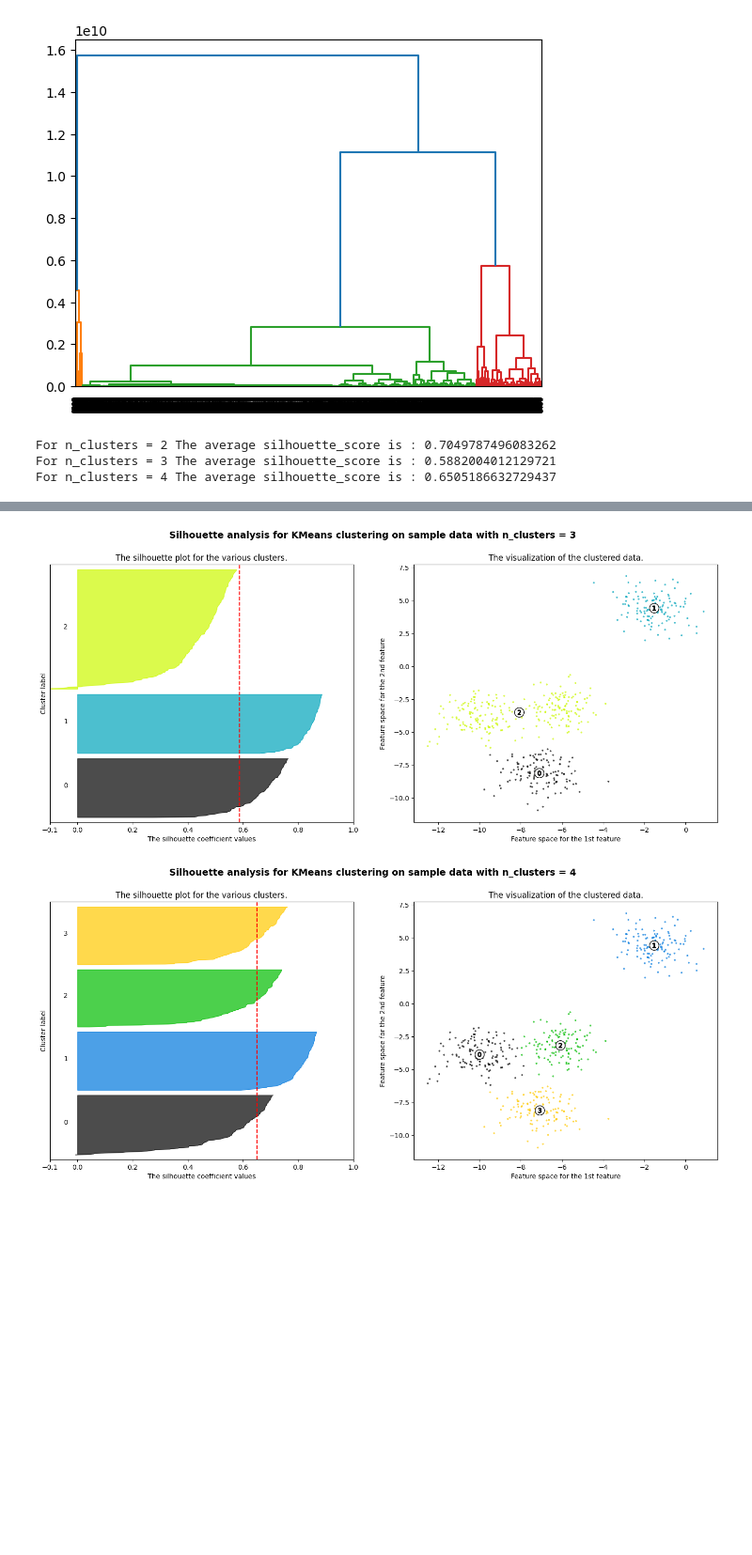
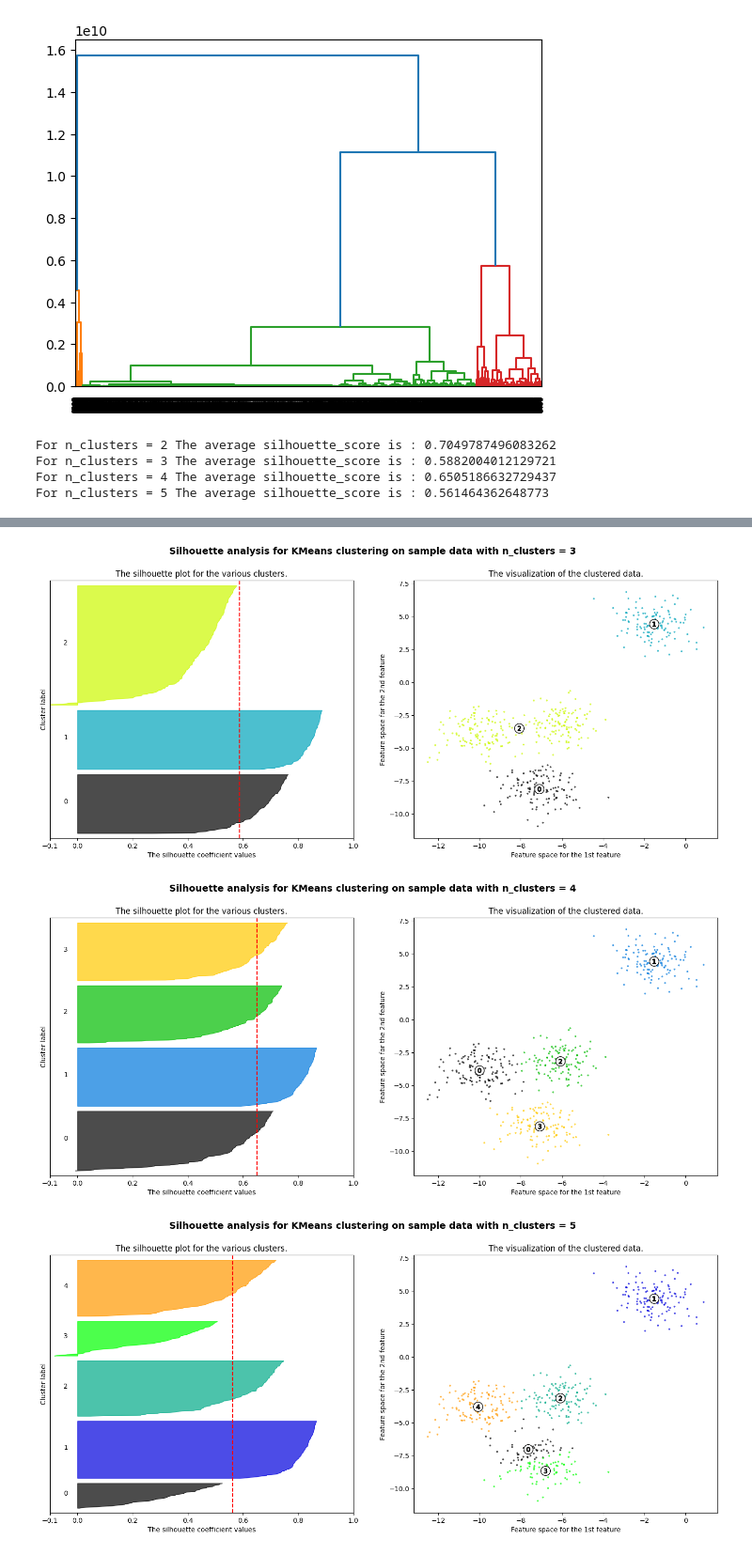
Before and after one commit to adrianrb469/md-lab2, a Jupyter notebook: lab2.ipynb, the cells around one changed output, grey strips where cells are left out. Shown: that part at 94% size. Drawn from its saved outputs; the diff is of its cells as text; code cells hidden in the pictures; blank space fills up the shorter version.

```diff
--- a/lab2.ipynb
+++ b/lab2.ipynb
@@ -158,7 +158,7 @@ X, y = make_blobs(
     random_state=1,
 )
 
-range_n_clusters = [2, 3, 4]
+range_n_clusters = [2, 3, 4, 5]
 
 for n_clusters in range_n_clusters:
     # Create a subplot with 1 row and 2 columns
@@ -243,30 +243,32 @@ for n_clusters in range_n_clusters:
         centers[:, 1],
         marker="o",
         c="white",
         alpha=1,
         s=200,
         edgecolor="k",
     )
 
     for i, c in enumerate(centers):
         ax2.scatter(c[0], c[1], marker="$%d$" % i, alpha=1, s=50, edgecolor="k")
 
     ax2.set_title("The visualization of the clustered data.")
     ax2.set_xlabel("Feature space for the 1st feature")
     ax2.set_ylabel("Feature space for the 2nd feature")
 
     plt.suptitle(
         "Silhouette analysis for KMeans clustering on sample data with n_clusters = %d"
         % n_clusters,
         fontsize=14,
         fontweight="bold",
     )
 
 plt.show()
 # %% [output]
 For n_clusters = 2 The average silhouette_score is : 0.7049787496083262
 For n_clusters = 3 The average silhouette_score is : 0.5882004012129721
 For n_clusters = 4 The average silhouette_score is : 0.6505186632729437
+For n_clusters = 5 The average silhouette_score is : 0.561464362648773
 [figure]
 [figure]
 [figure]
+[figure, added]
```
